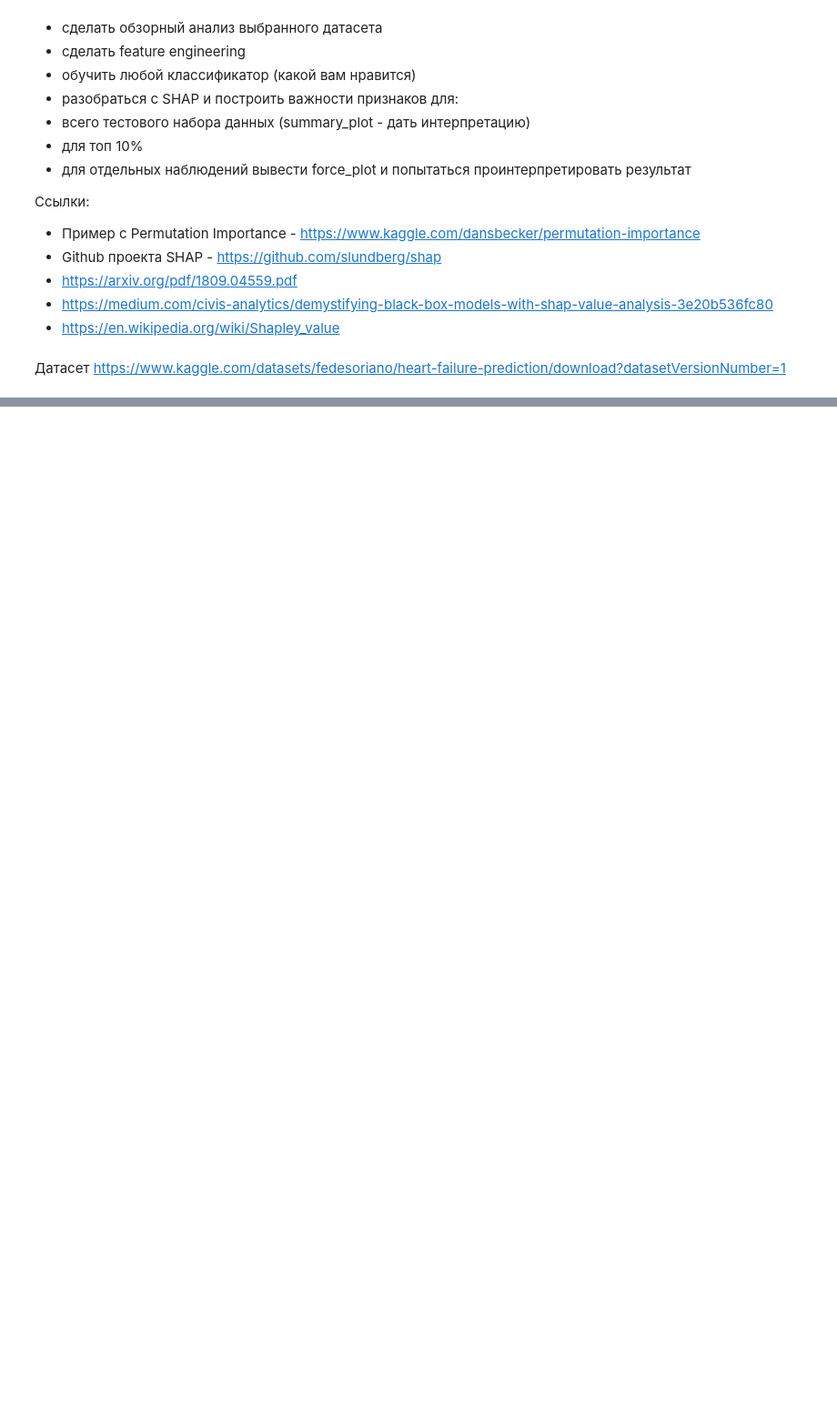
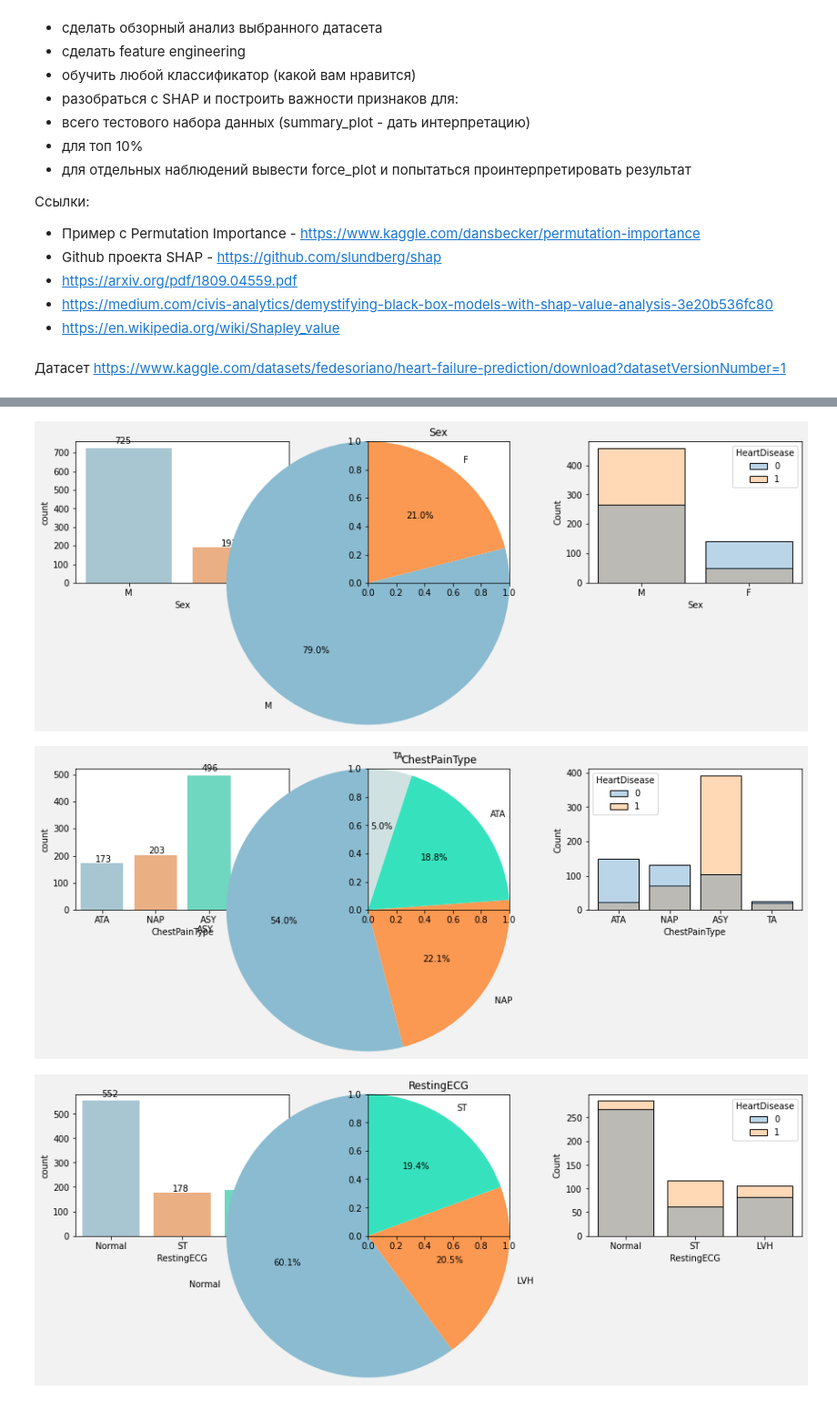
Before and after one commit to vit050587/ML_in_work, a Jupyter notebook: HW7.ipynb, the cells around one changed output, grey strips where cells are left out. Shown at 91% size. Cells and saved outputs as stored; diff of their text form; code cells hidden in the pictures; blank space fills up the shorter version.

```diff
--- a/HW7.ipynb
+++ b/HW7.ipynb
@@ -23,0 +32,3 @@
+# %%
+df = pd.read_csv("/content/drive/MyDrive/Colab Notebooks/ML_in_work/Lection7/heart.csv")
+df
@@ -23,0 +98,7 @@
+# %%
+#числовые признаки
+num_cols=df.select_dtypes(include=np.number).columns.tolist()
+# категориальные признаки
+cat_cols=df.select_dtypes(object).columns.tolist()
+print(f'Числовых признаков {len(num_cols)}, а именно:\n{num_cols}\n'
+     f'\nКатегориальных признаков {len(cat_cols)}, а именно:\n{cat_cols}')
@@ -23,0 +158,24 @@
+# %%
+# Summary of categorical data
+palette = ['#8abbd0', '#FB9851', '#36E2BD','#D0E1E1']
+
+for feature in cat_cols:
+    fig, ax = plt.subplots(1,3, figsize=(15,3))
+    fig.patch.set_facecolor('#F2F2F2')
+
+    sns.countplot(x=df[feature], data=df, ax=ax[0], palette=palette, alpha=0.8)
+    for p, label in zip(ax[0].patches, df[feature].value_counts().index):
+        ax[0].annotate(p.get_height(), (p.get_x()+p.get_width()/3, p.get_height()*1.03))
+
+    df[feature].value_counts().plot.pie(autopct='%1.1f%%', startangle = 90, ax=ax[1], colors=palette, frame=True)
+    ax[1].set_ylabel('')
+    ax[1].set_title(feature)
+
+    sns.histplot(x=feature,data=df, hue='HeartDisease',ax=ax[2], alpha=0.3, shrink=.8)
+
+plt.tight_layout
+plt.show()
+# %% [output]
+[figure, added]
+[figure, added]
+[figure, added]
```
Also changed, not shown: parts of 44 cells of this notebook.
